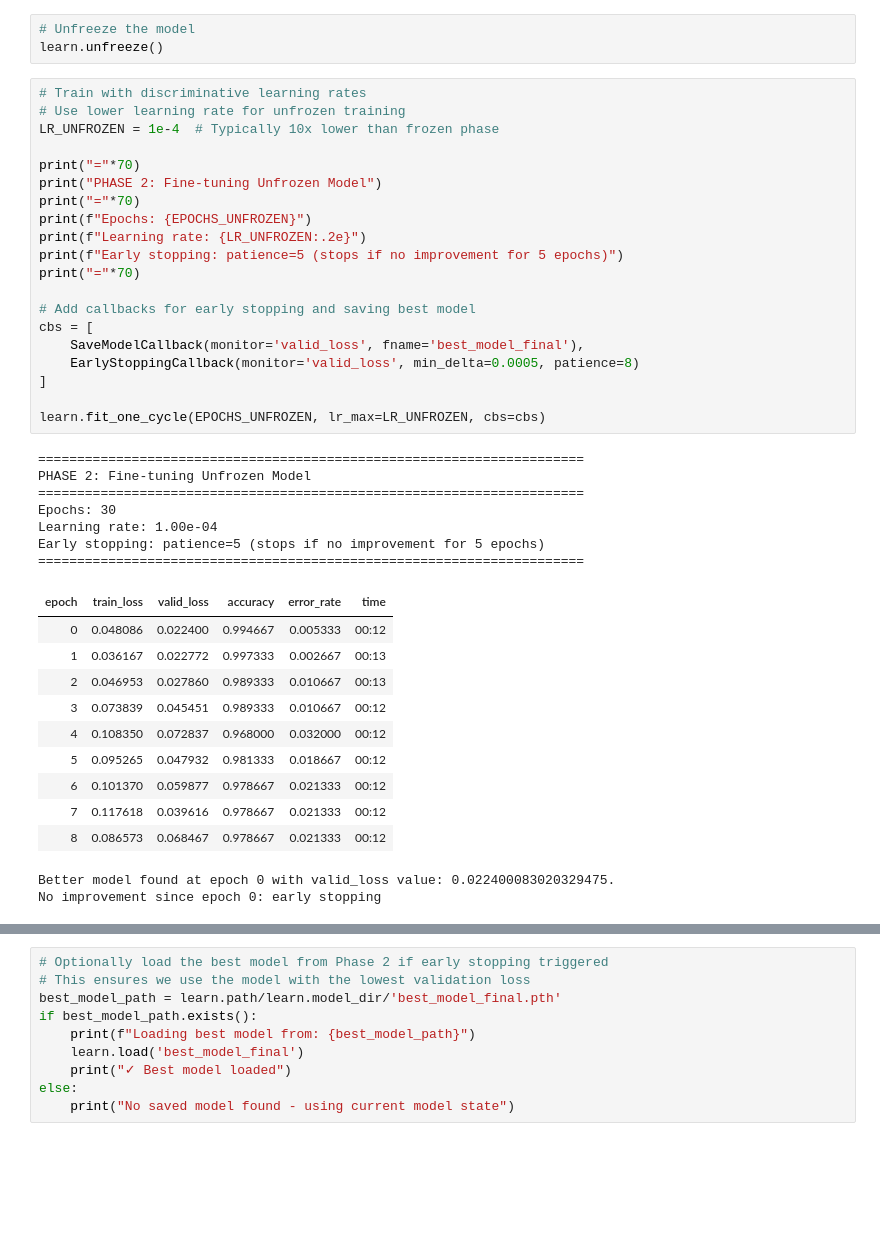
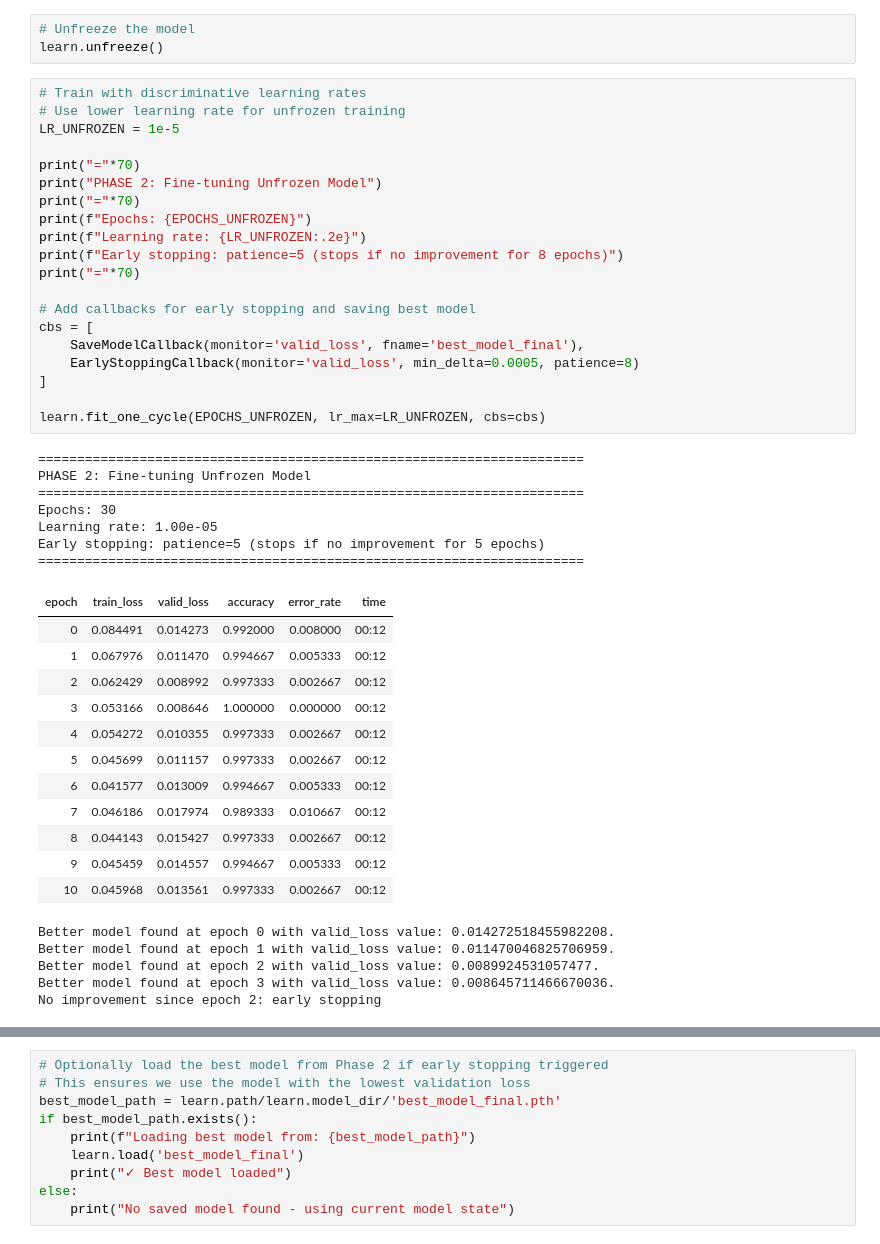
Before and after one commit to nhan123lise/leukocyte-classification, a Jupyter notebook: notebooks/02_model_training.ipynb, the cells around one changed output, grey strips where cells are left out. Cells and saved outputs as stored; diff of their text form; blank space fills up the shorter version.

```diff
--- a/notebooks/02_model_training.ipynb
+++ b/notebooks/02_model_training.ipynb
@@ -388,43 +389,48 @@ learn.unfreeze()
 # %%
 # Train with discriminative learning rates
 # Use lower learning rate for unfrozen training
-LR_UNFROZEN = 1e-4  # Typically 10x lower than frozen phase
+LR_UNFROZEN = 1e-5
 
 print("="*70)
 print("PHASE 2: Fine-tuning Unfrozen Model")
 print("="*70)
 print(f"Epochs: {EPOCHS_UNFROZEN}")
 print(f"Learning rate: {LR_UNFROZEN:.2e}")
-print(f"Early stopping: patience=5 (stops if no improvement for 5 epochs)")
+print(f"Early stopping: patience=5 (stops if no improvement for 8 epochs)")
 print("="*70)
 
 # Add callbacks for early stopping and saving best model
 cbs = [
     SaveModelCallback(monitor='valid_loss', fname='best_model_final'),
     EarlyStoppingCallback(monitor='valid_loss', min_delta=0.0005, patience=8)
 ]
 
 learn.fit_one_cycle(EPOCHS_UNFROZEN, lr_max=LR_UNFROZEN, cbs=cbs)
 # %% [output]
 ======================================================================
 PHASE 2: Fine-tuning Unfrozen Model
 ======================================================================
 Epochs: 30
-Learning rate: 1.00e-04
+Learning rate: 1.00e-05
 Early stopping: patience=5 (stops if no improvement for 5 epochs)
 ======================================================================
 | epoch | train_loss | valid_loss | accuracy | error_rate | time |
-| 0 | 0.048086 | 0.022400 | 0.994667 | 0.005333 | 00:12 |
-| 1 | 0.036167 | 0.022772 | 0.997333 | 0.002667 | 00:13 |
-| 2 | 0.046953 | 0.027860 | 0.989333 | 0.010667 | 00:13 |
-| 3 | 0.073839 | 0.045451 | 0.989333 | 0.010667 | 00:12 |
-| 4 | 0.108350 | 0.072837 | 0.968000 | 0.032000 | 00:12 |
-| 5 | 0.095265 | 0.047932 | 0.981333 | 0.018667 | 00:12 |
-| 6 | 0.101370 | 0.059877 | 0.978667 | 0.021333 | 00:12 |
-| 7 | 0.117618 | 0.039616 | 0.978667 | 0.021333 | 00:12 |
-| 8 | 0.086573 | 0.068467 | 0.978667 | 0.021333 | 00:12 |
+| 0 | 0.084491 | 0.014273 | 0.992000 | 0.008000 | 00:12 |
+| 1 | 0.067976 | 0.011470 | 0.994667 | 0.005333 | 00:12 |
+| 2 | 0.062429 | 0.008992 | 0.997333 | 0.002667 | 00:12 |
+| 3 | 0.053166 | 0.008646 | 1.000000 | 0.000000 | 00:12 |
+| 4 | 0.054272 | 0.010355 | 0.997333 | 0.002667 | 00:12 |
+| 5 | 0.045699 | 0.011157 | 0.997333 | 0.002667 | 00:12 |
+| 6 | 0.041577 | 0.013009 | 0.994667 | 0.005333 | 00:12 |
+| 7 | 0.046186 | 0.017974 | 0.989333 | 0.010667 | 00:12 |
+| 8 | 0.044143 | 0.015427 | 0.997333 | 0.002667 | 00:12 |
+| 9 | 0.045459 | 0.014557 | 0.994667 | 0.005333 | 00:12 |
+| 10 | 0.045968 | 0.013561 | 0.997333 | 0.002667 | 00:12 |
-Better model found at epoch 0 with valid_loss value: 0.022400083020329475.
-No improvement since epoch 0: early stopping
+Better model found at epoch 0 with valid_loss value: 0.014272518455982208.
+Better model found at epoch 1 with valid_loss value: 0.011470046825706959.
+Better model found at epoch 2 with valid_loss value: 0.0089924531057477.
+Better model found at epoch 3 with valid_loss value: 0.008645711466670036.
+No improvement since epoch 2: early stopping
 # %%
 # Plot training history for Phase 2
 learn.recorder.plot_loss()
```
Also changed, not shown: parts of 10 cells of this notebook, 5 other files.
